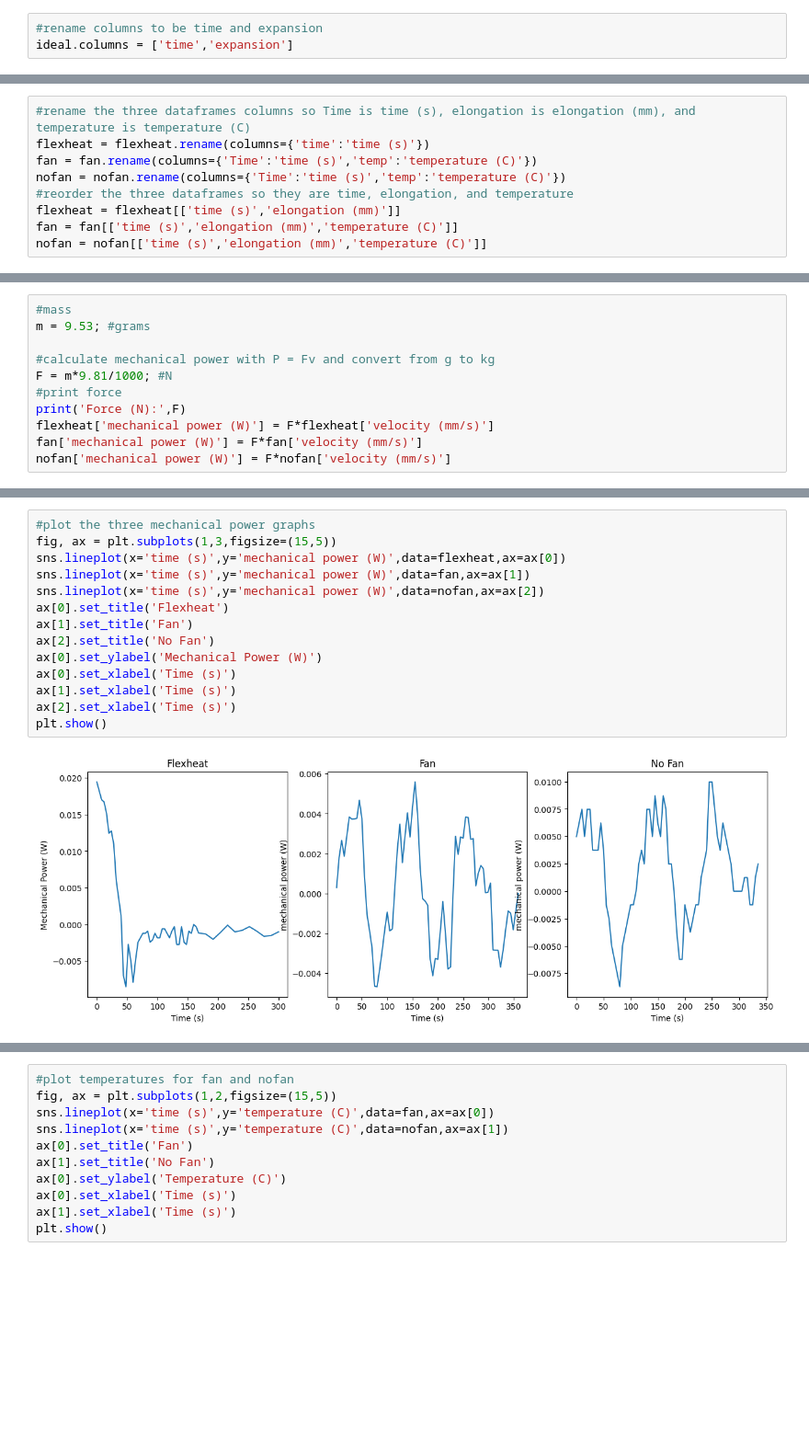
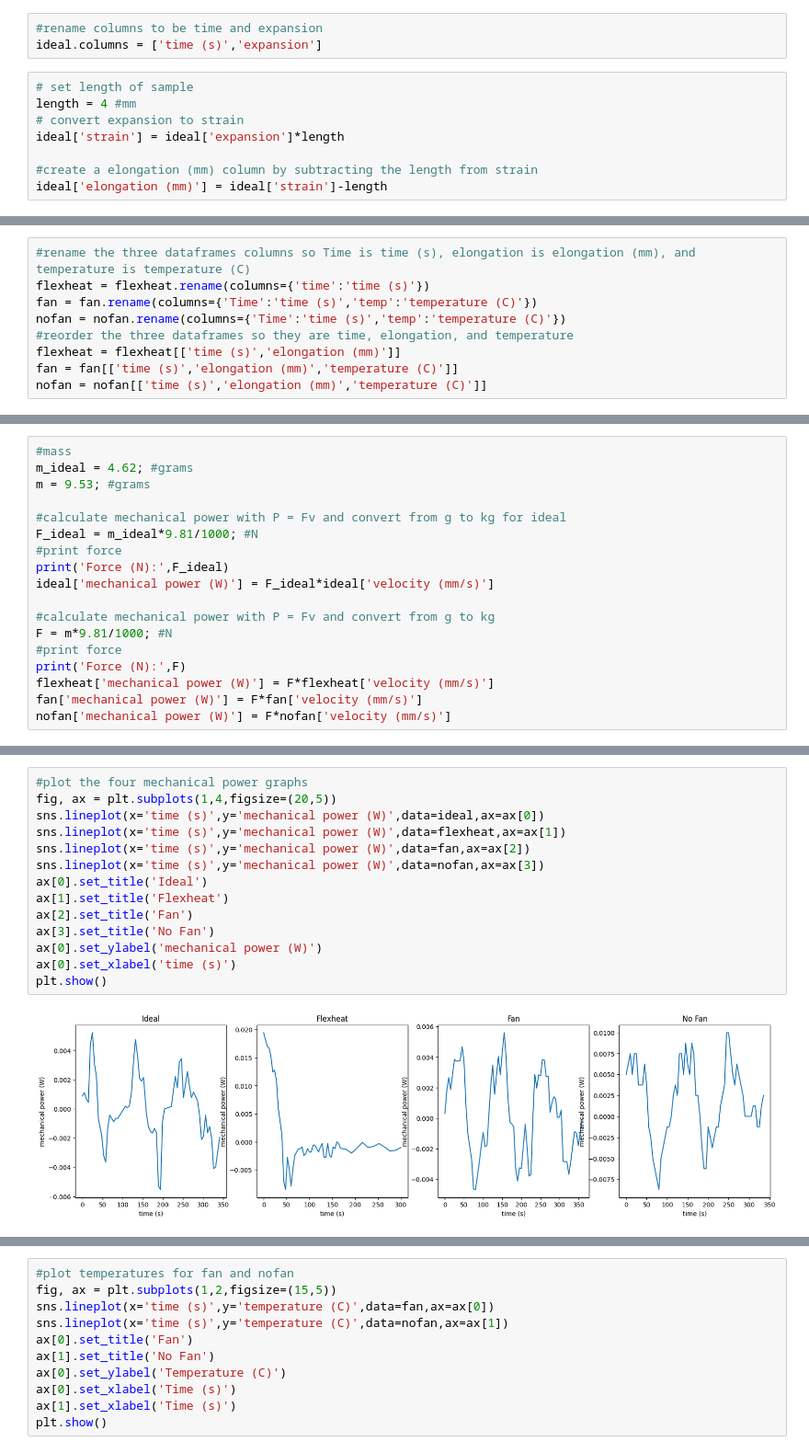
Before and after one commit to te5msride/peltier-comparisons, a Jupyter notebook: peltiercomparisons.ipynb, the cells around one changed output, grey strips where cells are left out. Shown at 92% size. Saved outputs shown, nothing was run; the diff lists cells and outputs as text; blank space fills up the shorter version.

```diff
--- a/peltiercomparisons.ipynb
+++ b/peltiercomparisons.ipynb
@@ -28,7 +28,15 @@ time = pd.DataFrame(time)
 ideal = pd.concat([time,ideal],axis=1)
 # %%
 #rename columns to be time and expansion
-ideal.columns = ['time','expansion']
+ideal.columns = ['time (s)','expansion']
+# %%
+# set length of sample
+length = 4 #mm
+# convert expansion to strain
+ideal['strain'] = ideal['expansion']*length
+
+#create a elongation (mm) column by subtracting the length from strain
+ideal['elongation (mm)'] = ideal['strain']-length
 # %%
 #take flexheat total height and subtract sample height
 flexheat['elongation (mm)'] = flexheat['Total height'] - flexheat['sample height']
@@ -83,6 +92,13 @@ plt.show()
 # %%
 #mass
+m_ideal = 4.62; #grams
 m = 9.53; #grams
+
+#calculate mechanical power with P = Fv and convert from g to kg for ideal
+F_ideal = m_ideal*9.81/1000; #N
+#print force
+print('Force (N):',F_ideal)
+ideal['mechanical power (W)'] = F_ideal*ideal['velocity (mm/s)']
 
 #calculate mechanical power with P = Fv and convert from g to kg
 F = m*9.81/1000; #N
@@ -95,18 +112,18 @@ nofan['mechanical power (W)'] = F*nofan['velocity (mm/s)']
 Force (N): 0.0934893
 # %%
-#plot the three mechanical power graphs
-fig, ax = plt.subplots(1,3,figsize=(15,5))
-sns.lineplot(x='time (s)',y='mechanical power (W)',data=flexheat,ax=ax[0])
-sns.lineplot(x='time (s)',y='mechanical power (W)',data=fan,ax=ax[1])
-sns.lineplot(x='time (s)',y='mechanical power (W)',data=nofan,ax=ax[2])
-ax[0].set_title('Flexheat')
-ax[1].set_title('Fan')
-ax[2].set_title('No Fan')
-ax[0].set_ylabel('Mechanical Power (W)')
-ax[0].set_xlabel('Time (s)')
-ax[1].set_xlabel('Time (s)')
-ax[2].set_xlabel('Time (s)')
+#plot the four mechanical power graphs
+fig, ax = plt.subplots(1,4,figsize=(20,5))
+sns.lineplot(x='time (s)',y='mechanical power (W)',data=ideal,ax=ax[0])
+sns.lineplot(x='time (s)',y='mechanical power (W)',data=flexheat,ax=ax[1])
+sns.lineplot(x='time (s)',y='mechanical power (W)',data=fan,ax=ax[2])
+sns.lineplot(x='time (s)',y='mechanical power (W)',data=nofan,ax=ax[3])
+ax[0].set_title('Ideal')
+ax[1].set_title('Flexheat')
+ax[2].set_title('Fan')
+ax[3].set_title('No Fan')
+ax[0].set_ylabel('mechanical power (W)')
+ax[0].set_xlabel('time (s)')
 plt.show()
 # %% [output]
-[figure, old version]
+[figure, new version]
 # %%
```
Also changed, not shown: parts of 6 cells of this notebook.
